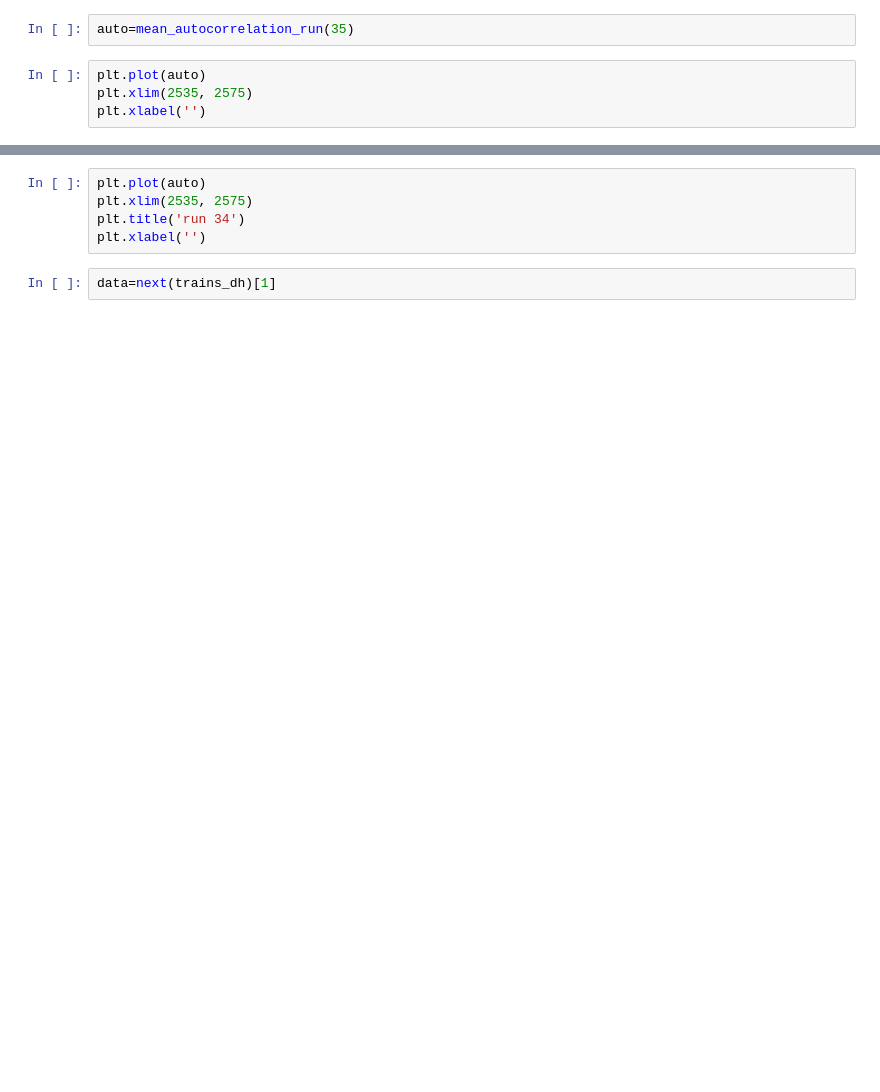
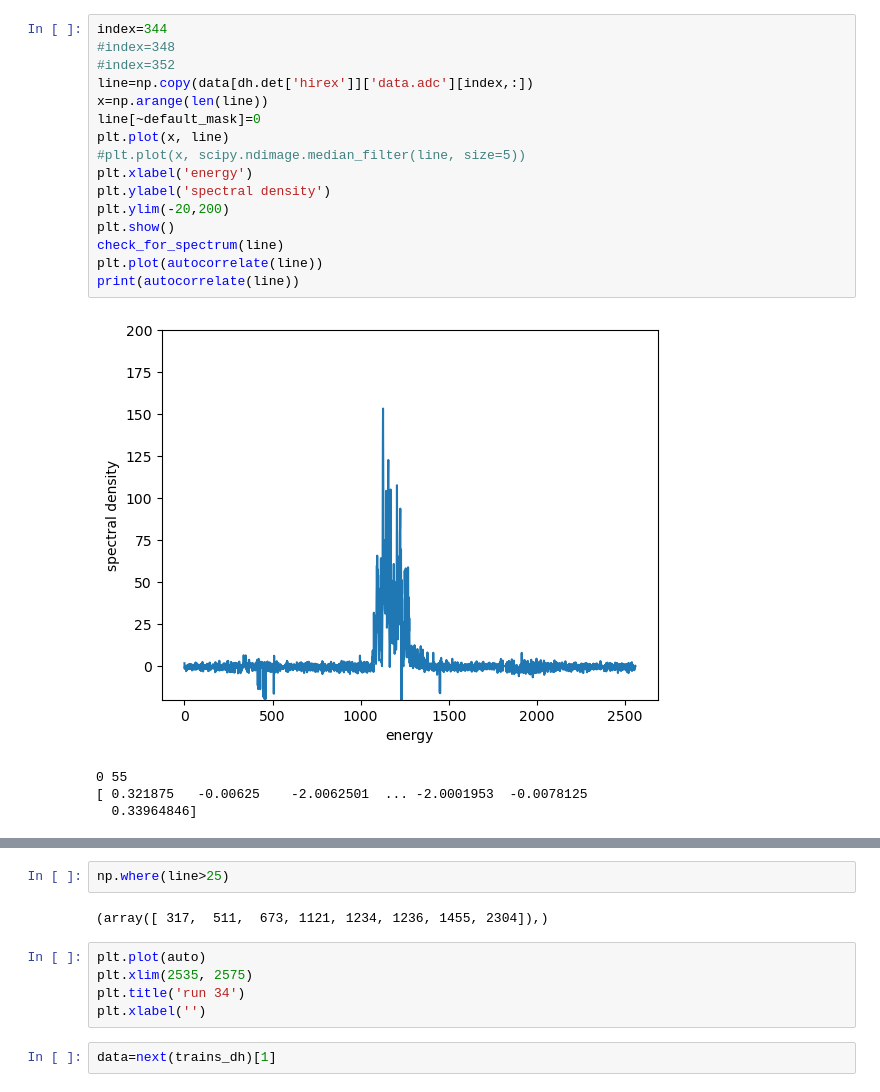
Before and after one commit to sjgrimm/EuXFEL6933, a Jupyter notebook: scratch/SpectrumTest.ipynb, the cells around one changed output, grey strips where cells are left out. Saved outputs shown, nothing was run; the diff lists cells and outputs as text; blank space fills up the shorter version.

```diff
--- a/scratch/SpectrumTest.ipynb
+++ b/scratch/SpectrumTest.ipynb
@@ -66,6 +175,21 @@ mean_autocorrelation_train(train)
-# %%
-auto=mean_autocorrelation_run(35)
-# %%
-plt.plot(auto)
-plt.xlim(2535, 2575)
-plt.xlabel('')
+# %%
+index=344
+#index=348
+#index=352
+line=np.copy(data[dh.det['hirex']]['data.adc'][index,:])
+x=np.arange(len(line))
+line[~default_mask]=0
+plt.plot(x, line)
+#plt.plot(x, scipy.ndimage.median_filter(line, size=5))
+plt.xlabel('energy')
+plt.ylabel('spectral density')
+plt.ylim(-20,200)
+plt.show()
+check_for_spectrum(line)
+plt.plot(autocorrelate(line))
+print(autocorrelate(line))
+# %% [output]
+[figure, added]
+0 55
+[ 0.321875   -0.00625    -2.0062501  ... -2.0001953  -0.0078125
+  0.33964846]
@@ -72,3 +197,7 @@ plt.xlabel('')
+# %%
+np.where(line>25)
+# %% [output]
+(array([ 317,  511,  673, 1121, 1234, 1236, 1455, 2304]),)
 # %%
 plt.plot(auto)
 plt.xlim(2535, 2575)
```
Also changed, not shown: parts of 10 cells of this notebook.
